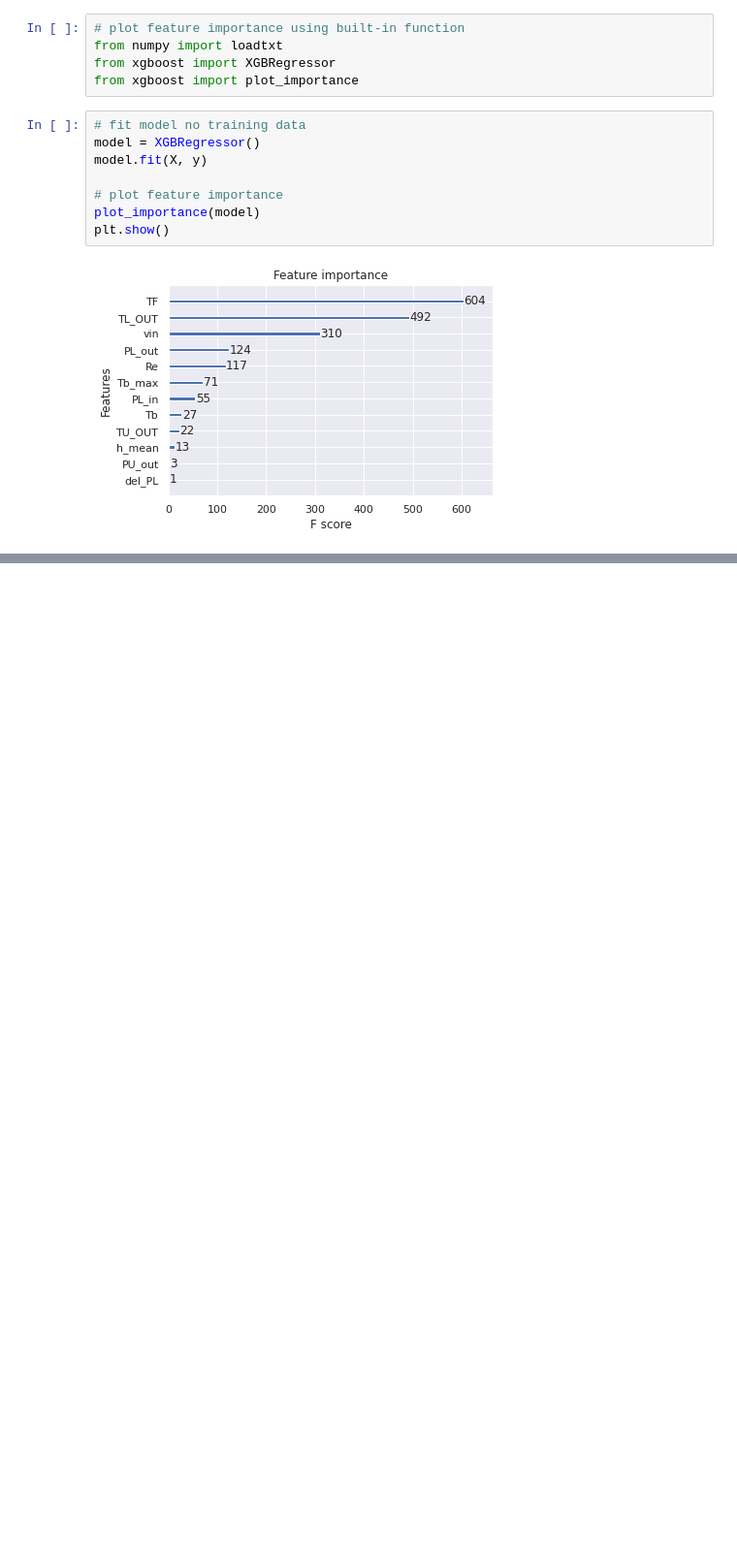
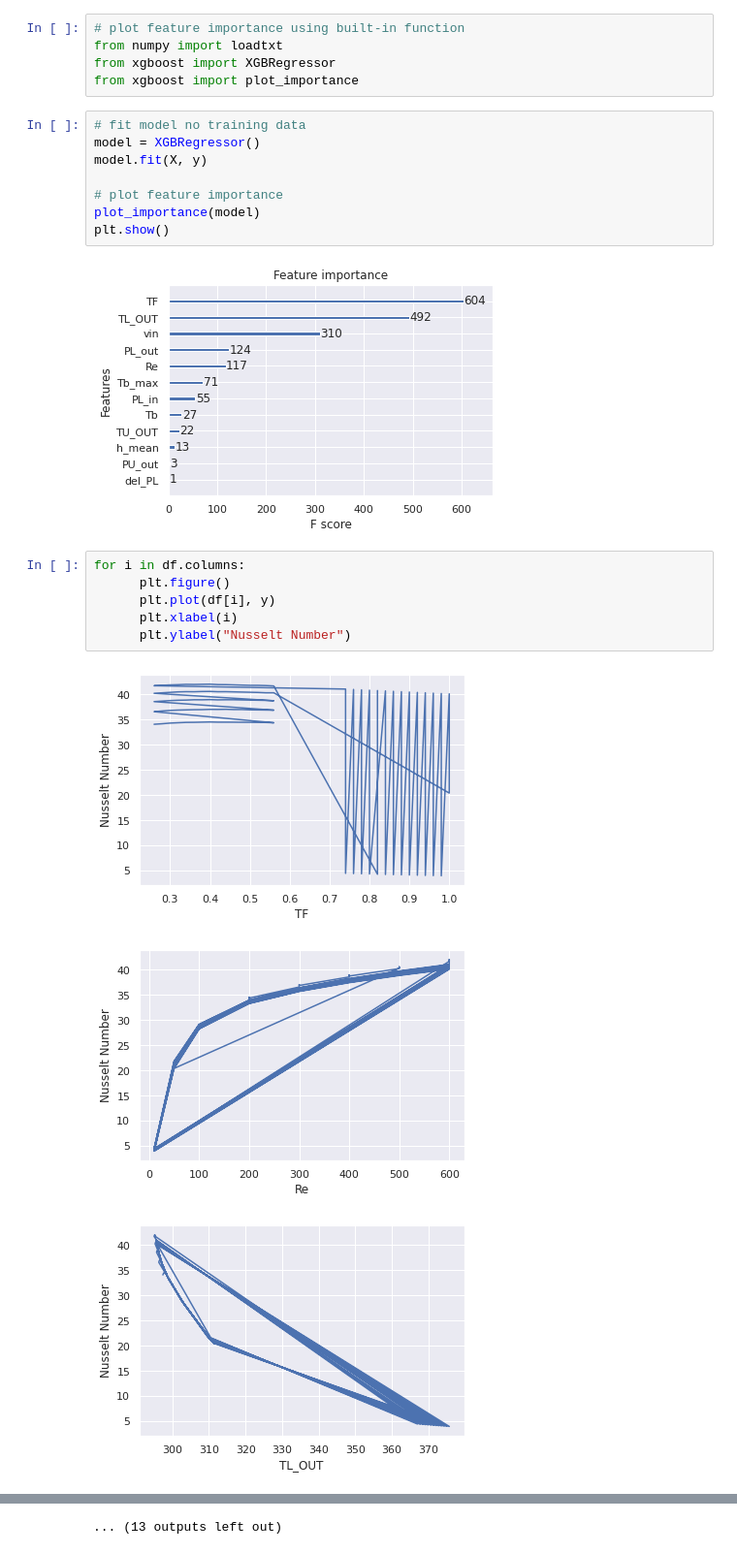
Before and after one commit to atusharkm/hello-world, a Jupyter notebook: FinBTP.ipynb, the cells around one changed output, grey strips where cells are left out. Shown at 97% size. Drawn from its saved outputs; the diff is of its cells as text; blank space fills up the shorter version.

```diff
--- a/FinBTP.ipynb
+++ b/FinBTP.ipynb
@@ -189,3 +189,13 @@ plot_importance(model)
 plt.show()
 # %% [output]
 [figure]
+# %%
+for i in df.columns:
+      plt.figure()
+      plt.plot(df[i], y)
+      plt.xlabel(i)
+      plt.ylabel("Nusselt Number")
+# %% [output]
+[figure, added]
+[figure, added]
+[figure, added]
@@ -191,0 +211 @@ plt.show()
+... (13 outputs left out)
```
Also changed, not shown: parts of 2 cells of this notebook.
